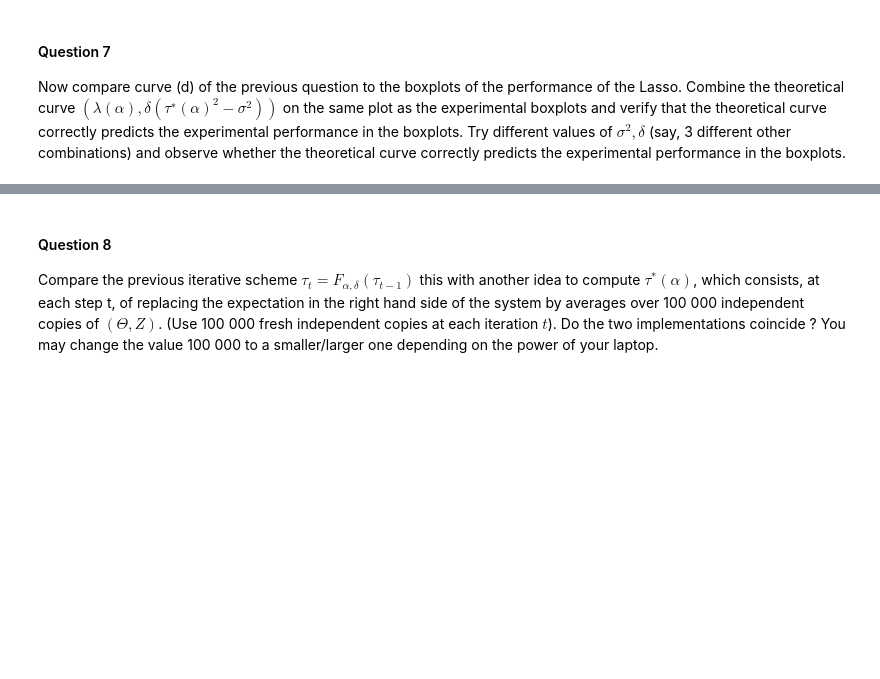
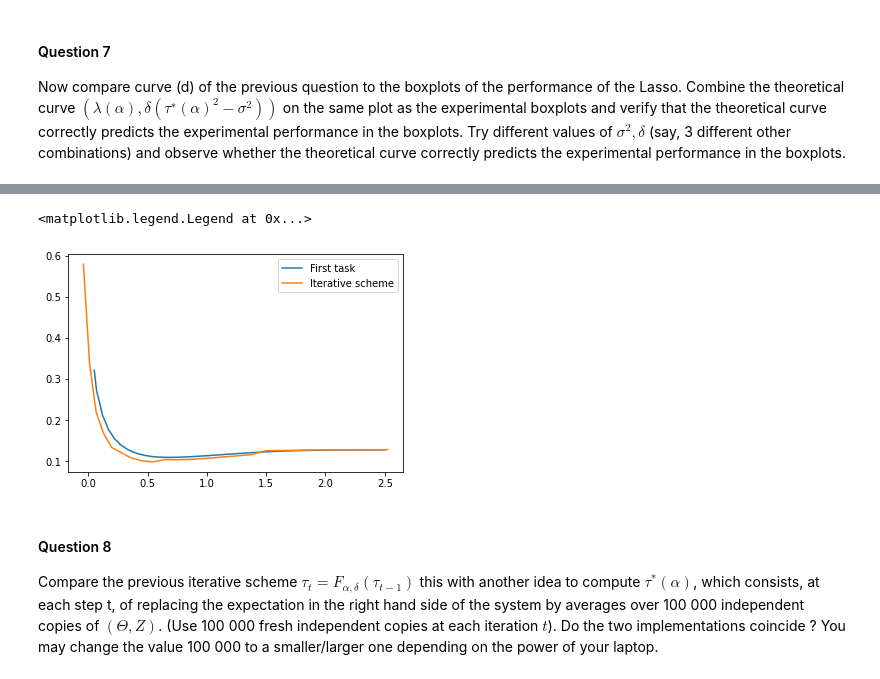
Before and after one commit to JulienKhlt/Hista, a Jupyter notebook: Projet_HISTA_FargeonKhlautRuhlmann.ipynb, the cells around one changed output, grey strips where cells are left out. Drawn from its saved outputs; the diff is of its cells as text; code cells hidden in the pictures; blank space fills up the shorter version.

```diff
--- a/Projet_HISTA_FargeonKhlautRuhlmann.ipynb
+++ b/Projet_HISTA_FargeonKhlautRuhlmann.ipynb
@@ -298,3 +328,10 @@ plt.legend()
+# %%
+plt.plot(lambda_from_df, mse_from_df, label="First task")
+plt.plot(Lambda, Tho_square, label="Iterative scheme")
+plt.legend()
+# %% [output]
+<matplotlib.legend.Legend at 0x...>
+[figure, added]
 # %% [markdown]
 #### Question 8
 Compare the previous iterative scheme $\tau_t = F_{\alpha, \delta} (\tau_{t-1})$ this with another idea to compute $\tau^*(\alpha)$, which consists, at each step t, of replacing the expectation in the right hand side of the system by averages over 100 000 independent copies of $(\Theta,Z)$. (Use 100 000 fresh independent copies at each iteration $t$). Do the two implementations coincide ? You may change the value 100 000 to a smaller/larger one depending on the power of your laptop.
```
Also changed, not shown: parts of 9 cells of this notebook.
